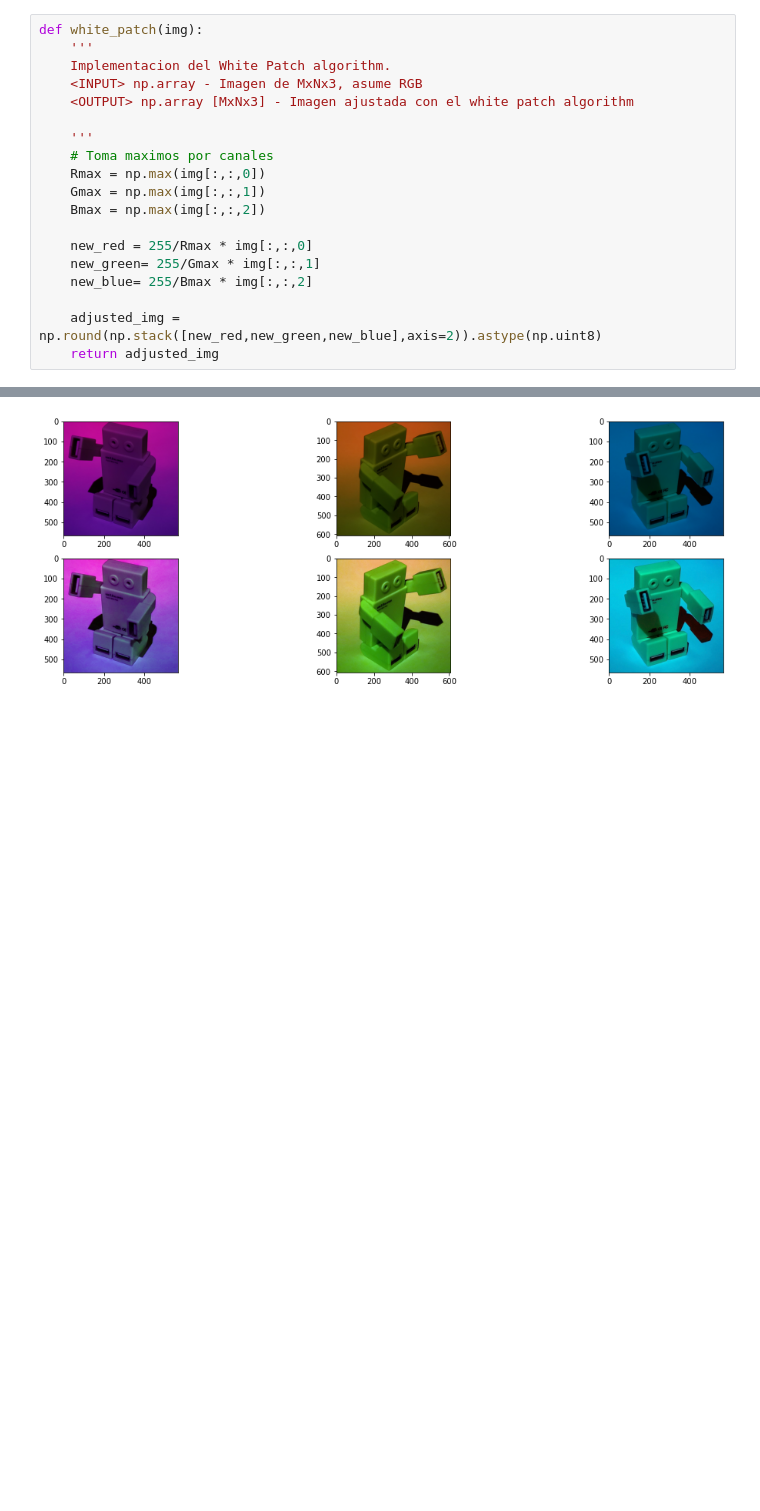
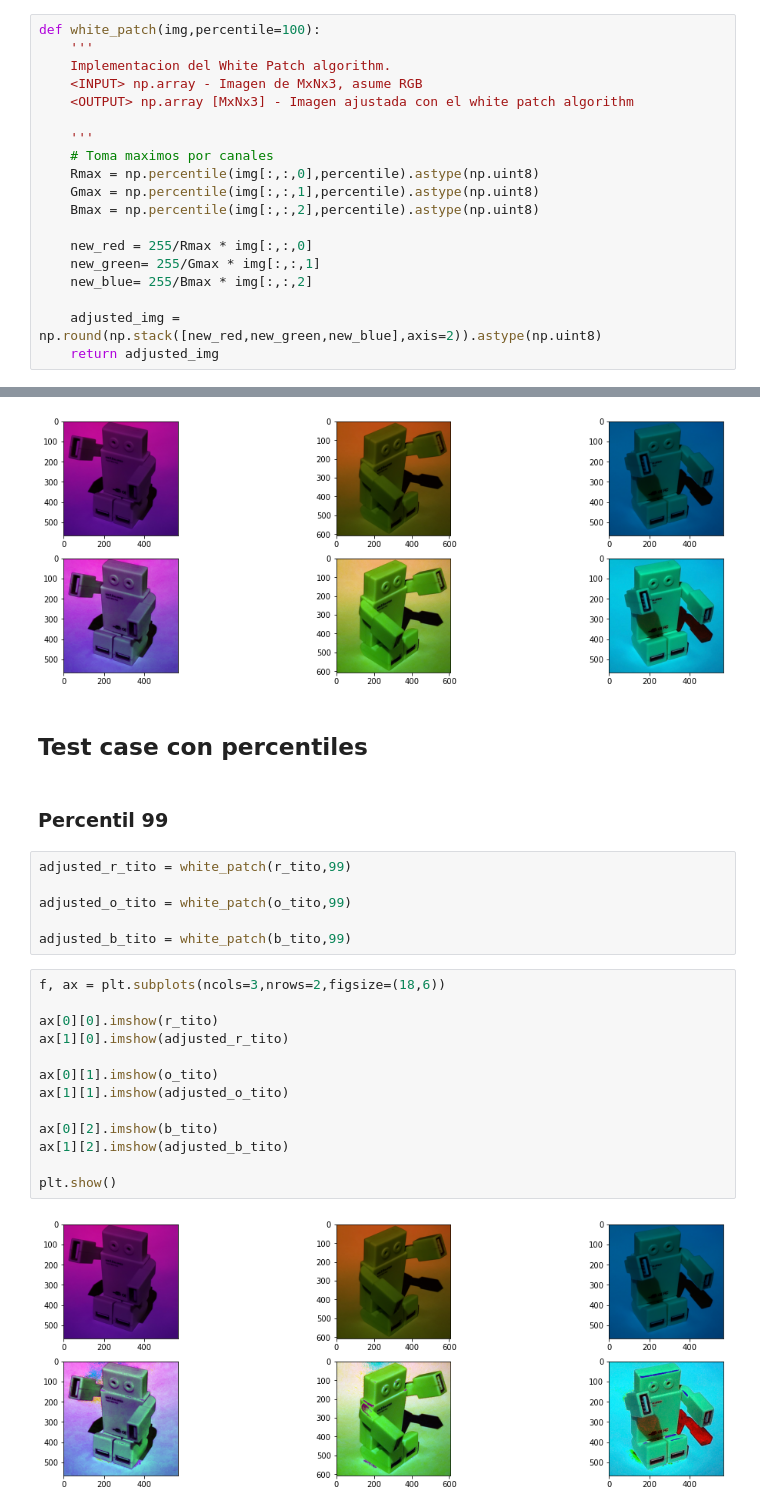
Before and after one commit to nicolascecchi/AI-Specialization, a Jupyter notebook: B2/CV1/B2_CV1_C2_Tito_el_robotito.ipynb, the cells around one changed output, grey strips where cells are left out. Cells and saved outputs as stored; diff of their text form; blank space fills up the shorter version.

```diff
--- a/B2/CV1/B2_CV1_C2_Tito_el_robotito.ipynb
+++ b/B2/CV1/B2_CV1_C2_Tito_el_robotito.ipynb
@@ -15,7 +15,7 @@ def to_chromatic_coordinates(img):
     adjusted_img = np.stack([adjusted_red,adjusted_green,adjusted_blue],axis=2)
     return adjusted_img
 # %%
-def white_patch(img):
+def white_patch(img,percentile=100):
     '''
     Implementacion del White Patch algorithm.
     <INPUT> np.array - Imagen de MxNx3, asume RGB
@@ -23,9 +23,9 @@ def white_patch(img):
 
     '''
     # Toma maximos por canales
-    Rmax = np.max(img[:,:,0])
-    Gmax = np.max(img[:,:,1])
-    Bmax = np.max(img[:,:,2])
+    Rmax = np.percentile(img[:,:,0],percentile).astype(np.uint8)
+    Gmax = np.percentile(img[:,:,1],percentile).astype(np.uint8)
+    Bmax = np.percentile(img[:,:,2],percentile).astype(np.uint8)
 
     new_red = 255/Rmax * img[:,:,0]
     new_green= 255/Gmax * img[:,:,1]
@@ -96,3 +96,28 @@ ax[1][2].imshow(adjusted_b_tito)
 plt.show()
 # %% [output]
 [figure]
+# %% [markdown]
+## Test case con percentiles
+# %% [markdown]
+### Percentil 99
+# %%
+adjusted_r_tito = white_patch(r_tito,99)
+
+adjusted_o_tito = white_patch(o_tito,99)
+
+adjusted_b_tito = white_patch(b_tito,99)
+# %%
+f, ax = plt.subplots(ncols=3,nrows=2,figsize=(18,6))
+
+ax[0][0].imshow(r_tito)
+ax[1][0].imshow(adjusted_r_tito)
+
+ax[0][1].imshow(o_tito)
+ax[1][1].imshow(adjusted_o_tito)
+
+ax[0][2].imshow(b_tito)
+ax[1][2].imshow(adjusted_b_tito)
+
+plt.show()
+# %% [output]
+[figure, added]
```
Also changed, not shown: parts of 20 cells of this notebook.
